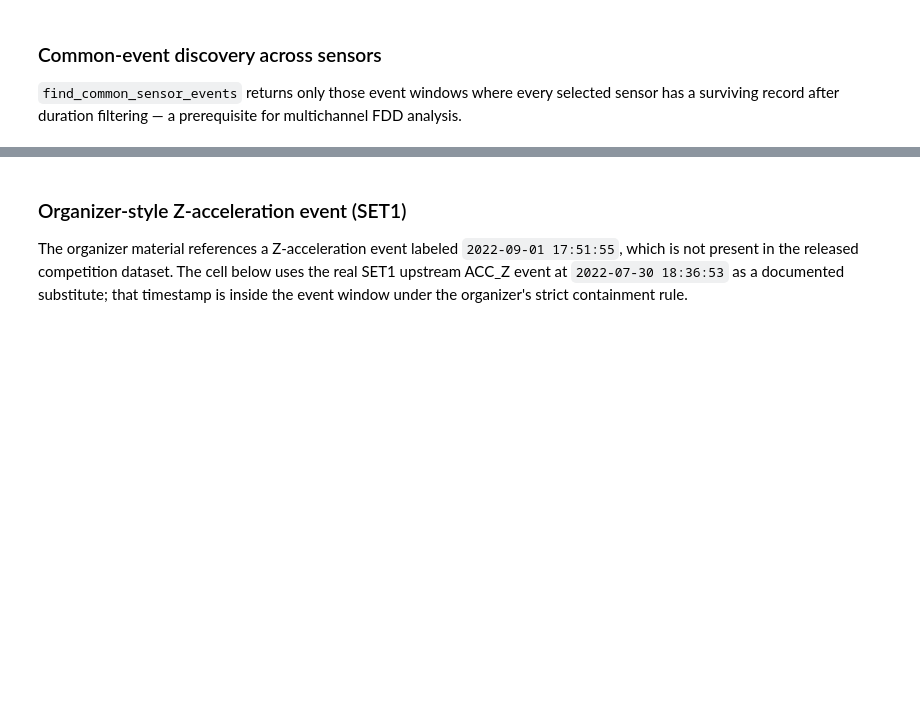
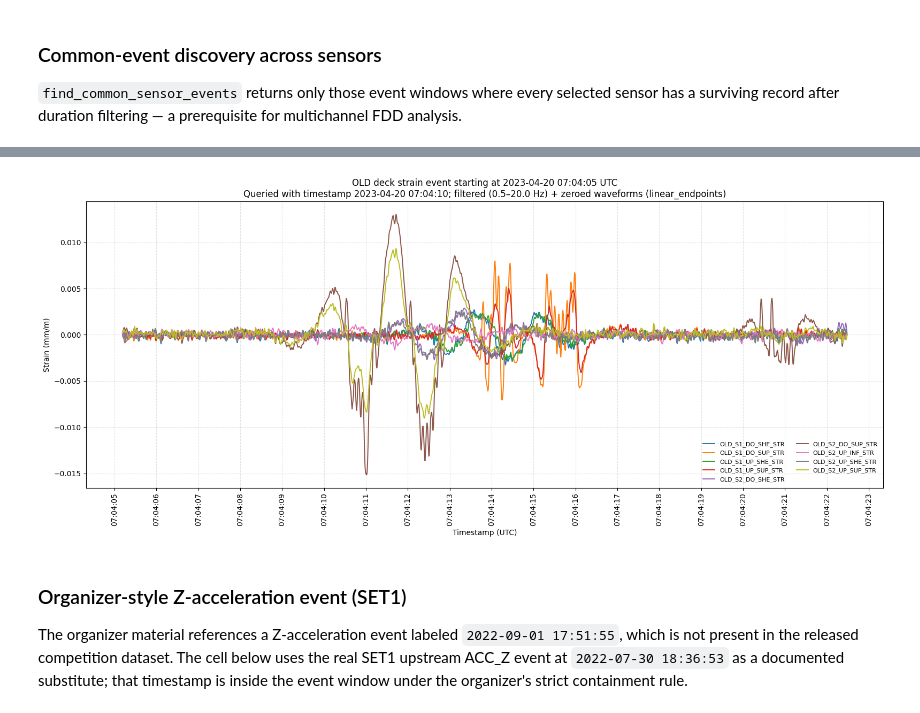
Before and after one commit to likemaestro/EWSHM_Competition, a Jupyter notebook: notebooks/02_preprocessing.ipynb, the cells around one changed output, grey strips where cells are left out. Cells and saved outputs as stored; diff of their text form; code cells hidden in the pictures; blank space fills up the shorter version.

```diff
--- a/notebooks/02_preprocessing.ipynb
+++ b/notebooks/02_preprocessing.ipynb
@@ -263,35 +445,38 @@ organizer_events = find_events(
     timestamp=organizer_timestamp,
     deck="OLD",
     sensor_pattern="STR",
 )
 if organizer_events.empty:
     raise ValueError(f"No OLD-deck strain event found for {organizer_timestamp} in SET2.")
 
 organizer_event = organizer_events.iloc[0]
 organizer_loaded = load_event_group(organizer_reader, organizer_event)
 
 # Pipeline: filter → zero → align
 organizer_filtered = filter_loaded_event_group(organizer_loaded, low_hz=LOW_HZ, high_hz=HIGH_HZ)
 organizer_zeroed = zero_loaded_event_group(organizer_filtered)
 organizer_zeroed_aligned = align_event_group(organizer_zeroed)
 zeroed_frame = organizer_zeroed_aligned.aligned_waveform
 organizer_sensor_columns = [c for c in zeroed_frame.columns if c != "timestamp_utc"]
 
 fig, ax = plt.subplots(figsize=(16, 7))
 for sensor in organizer_sensor_columns:
     ax.plot(zeroed_frame["timestamp_utc"], zeroed_frame[sensor], linewidth=1.4, label=sensor)
 ax.set_title(
-    "OLD deck strain event recorded on 2023-04-20 07:04:05 UTC\n"
-    f"Filtered ({LOW_HZ}\u2013{HIGH_HZ} Hz) + zeroed waveforms ({organizer_zeroed_aligned.zeroing_method})"
+    "OLD deck strain event starting at 2023-04-20 07:04:05 UTC\n"
+    f"Queried with timestamp {organizer_timestamp}; filtered ({LOW_HZ}\u2013{HIGH_HZ} Hz) + "
+    f"zeroed waveforms ({organizer_zeroed_aligned.zeroing_method})"
 )
 ax.set_xlabel("Timestamp (UTC)")
 ax.set_ylabel("Strain (mm/m)")
 ax.grid(True, linestyle="--", alpha=0.35)
 ax.xaxis.set_major_locator(mdates.SecondLocator(interval=1))
 ax.xaxis.set_major_formatter(mdates.DateFormatter("%H:%M:%S"))
 plt.setp(ax.get_xticklabels(), rotation=90, ha="center")
 ax.legend(loc="lower right", fontsize=8, ncol=2, frameon=False)
 plt.tight_layout()
+# %% [output]
+[figure, added]
 # %% [markdown]
 ### Organizer-style Z-acceleration event (SET1)
 
```
Also changed, not shown: parts of 14 cells of this notebook, 13 other files.
